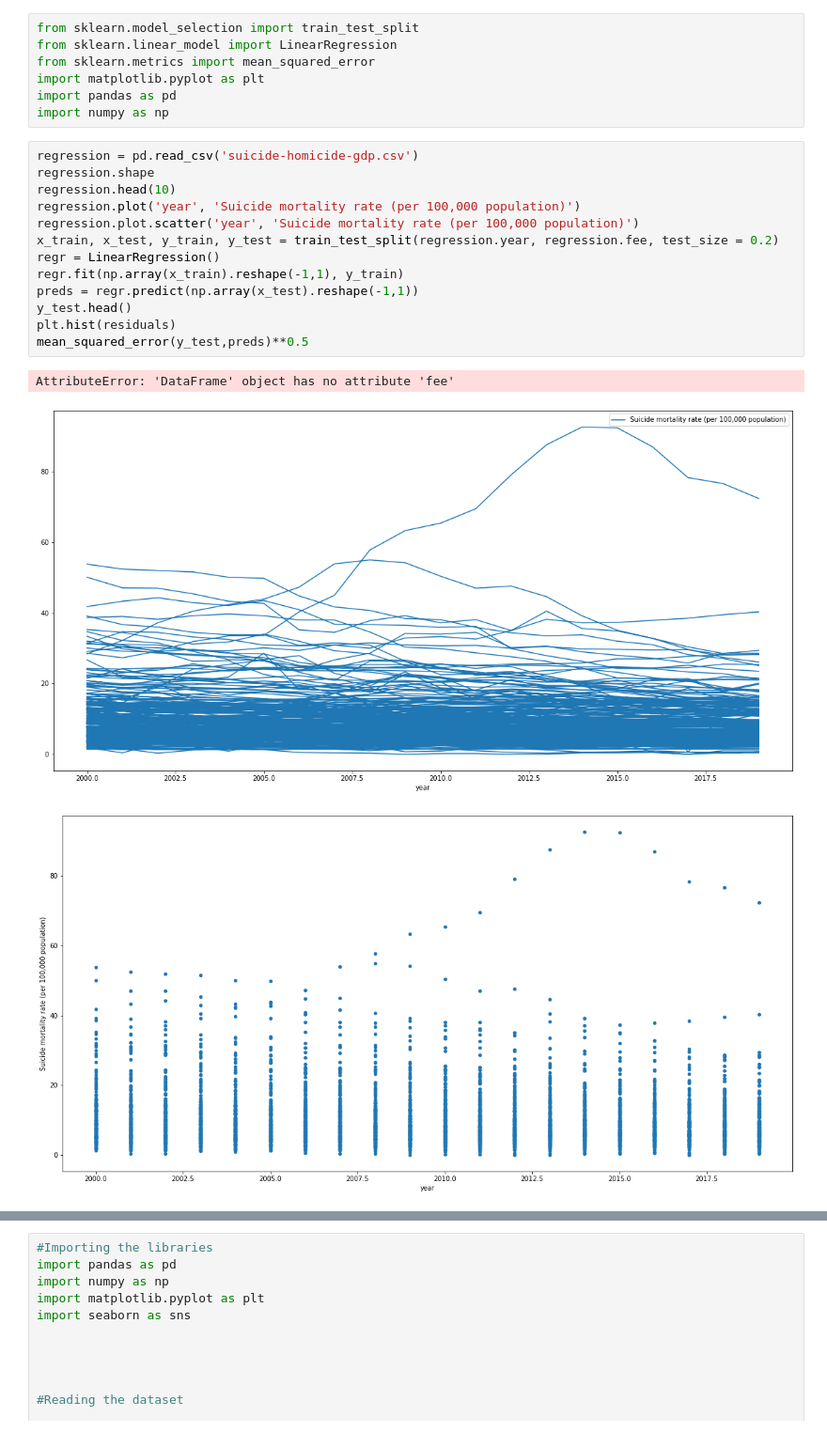
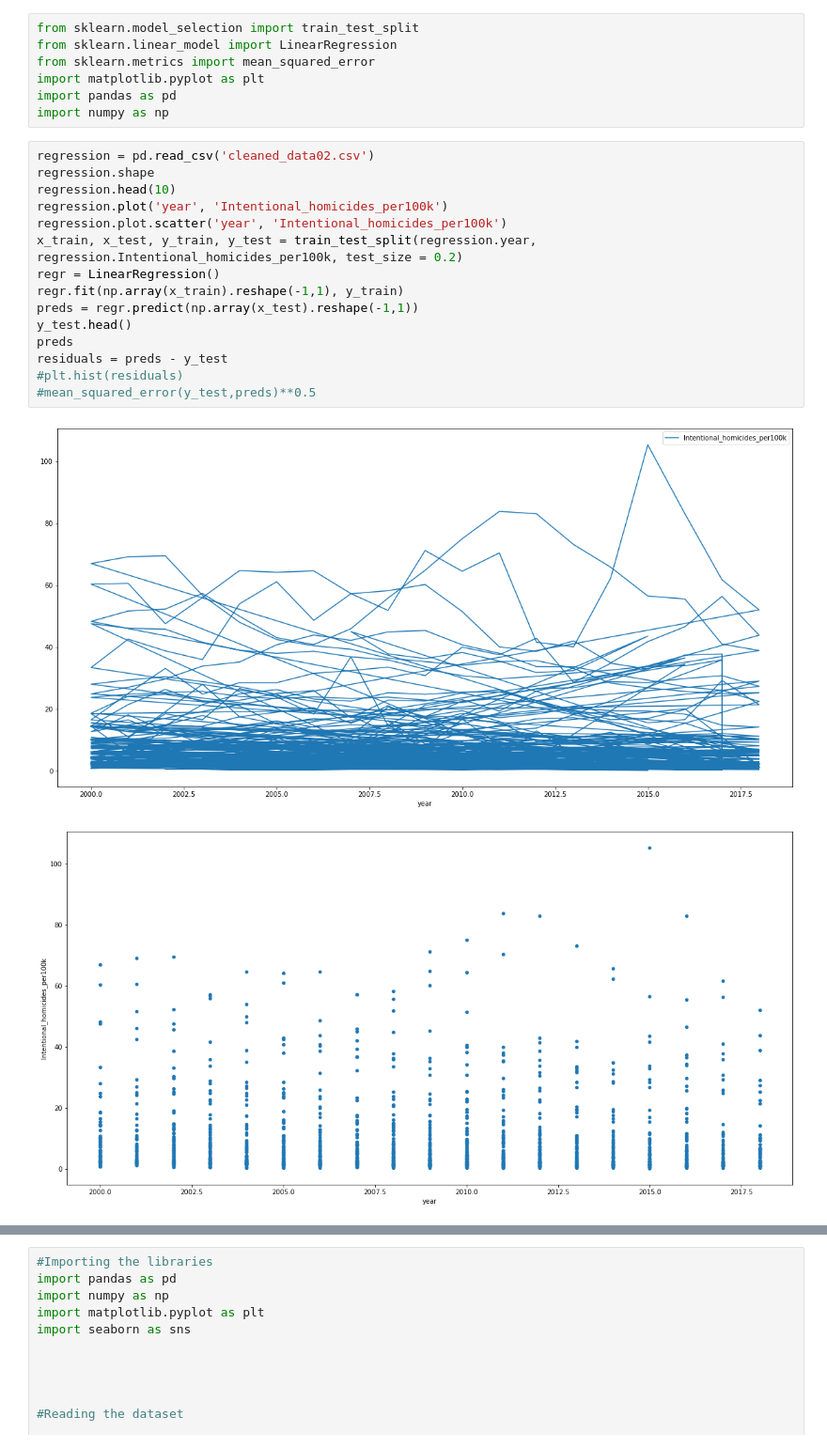
Before and after one commit to MohammedAlghazi17/Data-Mining-, a Jupyter notebook: BSHC4_Group_Project.ipynb, the cells around one changed output, grey strips where cells are left out. Shown at 94% size. Cells and saved outputs as stored; diff of their text form.

Commit message:
Updating Regression Model

```diff
--- a/BSHC4_Group_Project.ipynb
+++ b/BSHC4_Group_Project.ipynb
@@ -140,19 +142,20 @@ import matplotlib.pyplot as plt
 import pandas as pd
 import numpy as np
 # %%
-regression = pd.read_csv('suicide-homicide-gdp.csv')
+regression = pd.read_csv('cleaned_data02.csv')
 regression.shape
 regression.head(10)
-regression.plot('year', 'Suicide mortality rate (per 100,000 population)')
-regression.plot.scatter('year', 'Suicide mortality rate (per 100,000 population)')
-x_train, x_test, y_train, y_test = train_test_split(regression.year, regression.fee, test_size = 0.2)
+regression.plot('year', 'Intentional_homicides_per100k')
+regression.plot.scatter('year', 'Intentional_homicides_per100k')
+x_train, x_test, y_train, y_test = train_test_split(regression.year, regression.Intentional_homicides_per100k, test_size = 0.2)
 regr = LinearRegression()
 regr.fit(np.array(x_train).reshape(-1,1), y_train)
 preds = regr.predict(np.array(x_test).reshape(-1,1))
 y_test.head()
-plt.hist(residuals)
-mean_squared_error(y_test,preds)**0.5
+preds
+residuals = preds - y_test
+#plt.hist(residuals)
+#mean_squared_error(y_test,preds)**0.5
 # %% [output]
-AttributeError: 'DataFrame' object has no attribute 'fee'
-[figure, old version]
+[figure, new version]
-[figure, old version]
+[figure, new version]
```
Also changed, not shown: parts of 18 cells of this notebook, 1 other file.
